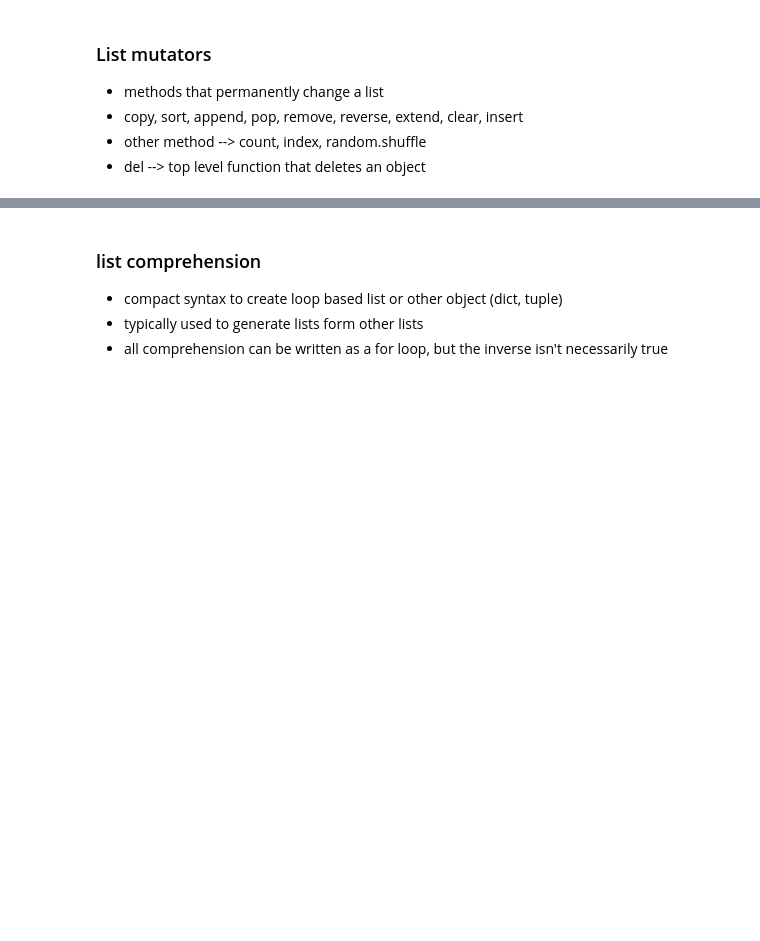
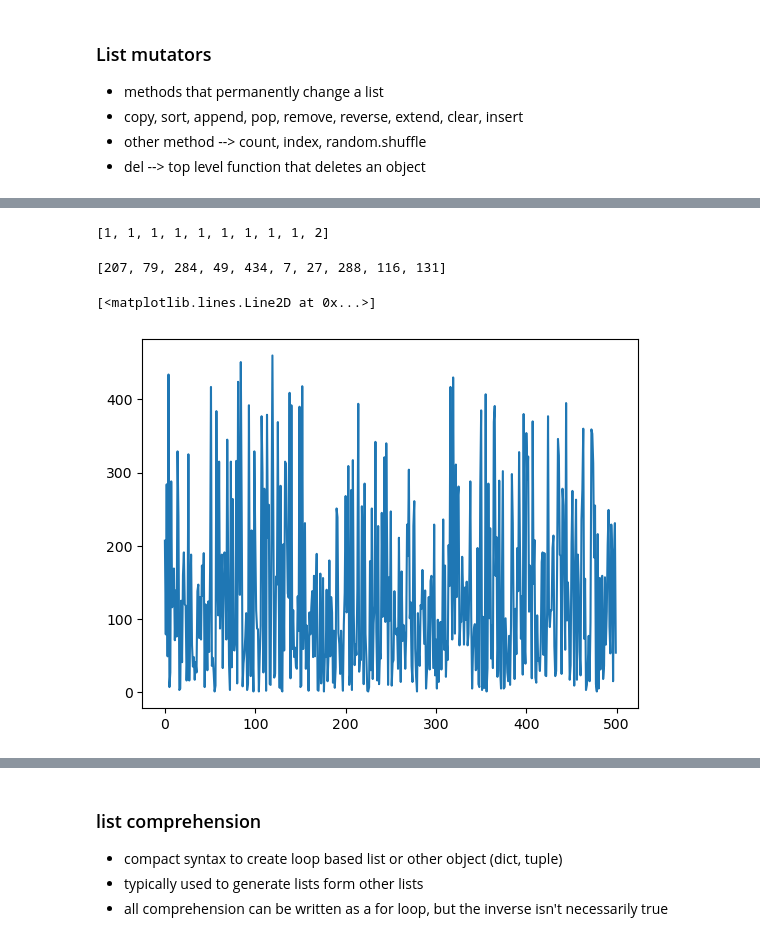
Before and after one commit to RoshaniVijayan/OIM3640_SP24, a Jupyter notebook: 09-Lists.ipynb, the cells around one changed output, grey strips where cells are left out. Cells and saved outputs as stored; diff of their text form; code cells hidden in the pictures; blank space fills up the shorter version.

```diff
--- a/09-Lists.ipynb
+++ b/09-Lists.ipynb
@@ -17,0 +38,5 @@ x = [ 1, 2, 3]
+# %%
+file = open('data/numbers.txt', 'r')
+data = []
+for value in file.readlines():
+    data.append(int(value.strip()))
@@ -17,0 +48,5 @@ x = [ 1, 2, 3]
+# %%
+data.sort()
+data[:10]
+# %% [output]
+[1, 1, 1, 1, 1, 1, 1, 1, 1, 2]
@@ -17,0 +57,4 @@ x = [ 1, 2, 3]
+# %%
+data[:10]
+# %% [output]
+[207, 79, 284, 49, 434, 7, 27, 288, 116, 131]
@@ -17,0 +63,5 @@ x = [ 1, 2, 3]
+# %%
+plt.plot(data)
+# %% [output]
+[<matplotlib.lines.Line2D at 0x...>]
+[figure, added]
```
Also changed, not shown: parts of 39 cells of this notebook, 3 other files.
